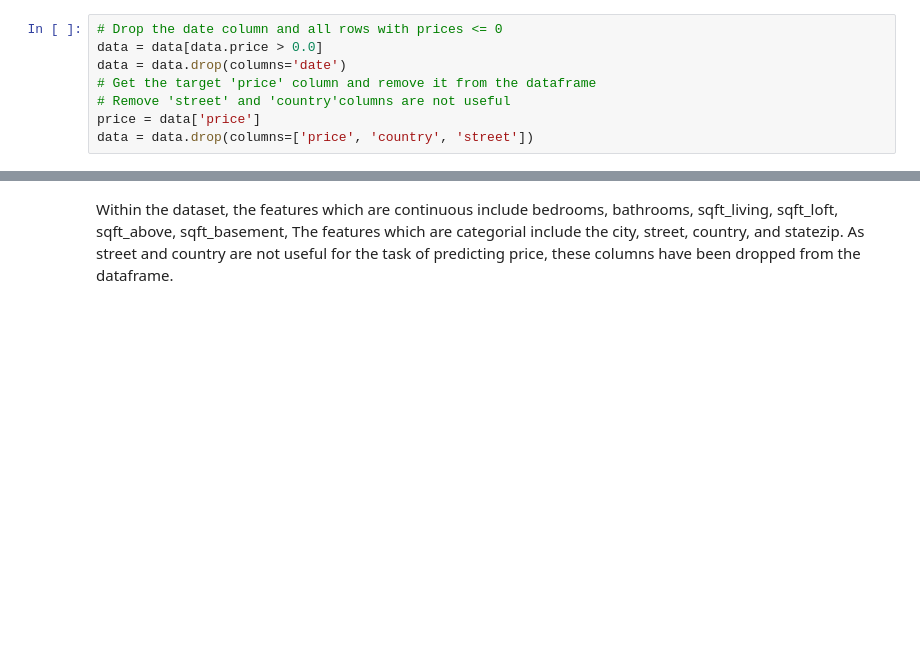
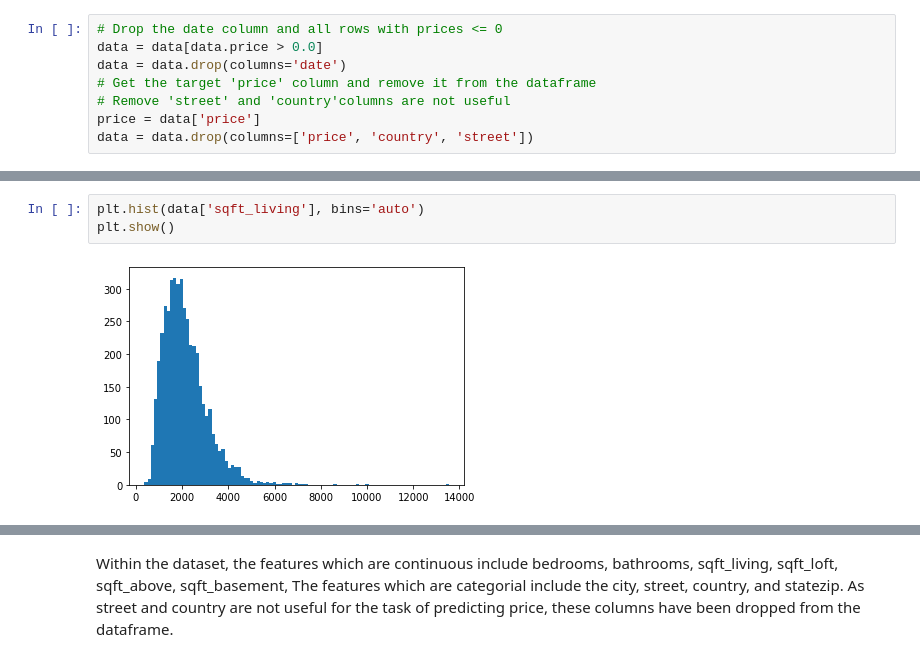
Before and after one commit to dsikka/Applied_ML, a Jupyter notebook: HW2/HW2_Task2.ipynb, the cells around one changed output, grey strips where cells are left out. Cells and saved outputs as stored; diff of their text form; blank space fills up the shorter version.

```diff
--- a/HW2/HW2_Task2.ipynb
+++ b/HW2/HW2_Task2.ipynb
@@ -68,0 +65,5 @@ array(['Algona', 'Auburn', 'Beaux Arts Village', 'Bellevue',
+# %%
+plt.hist(data['sqft_living'], bins='auto')
+plt.show()
+# %% [output]
+[figure, added]
```
Also changed, not shown: parts of 31 cells of this notebook, 1 other file.
